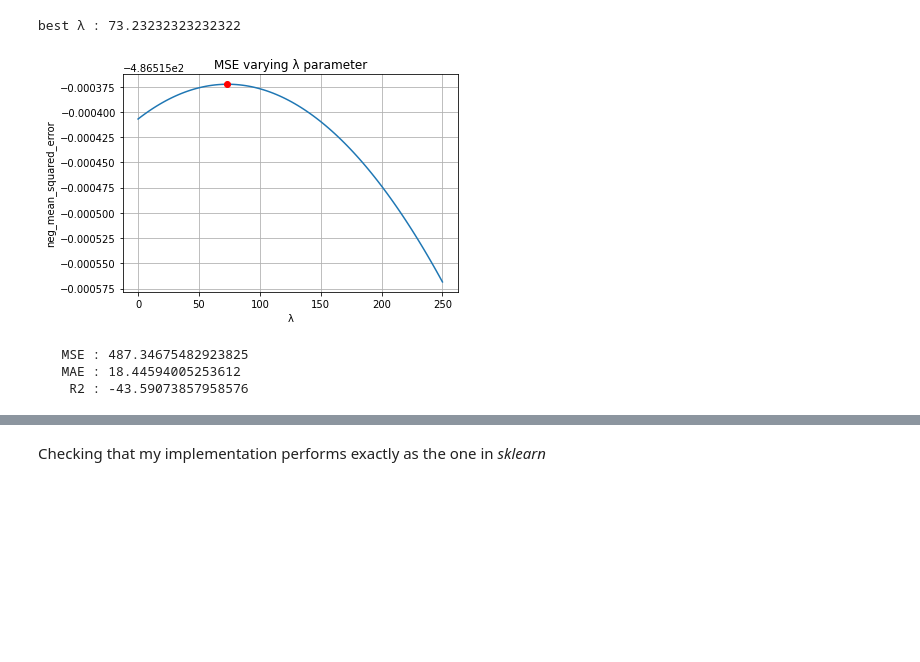
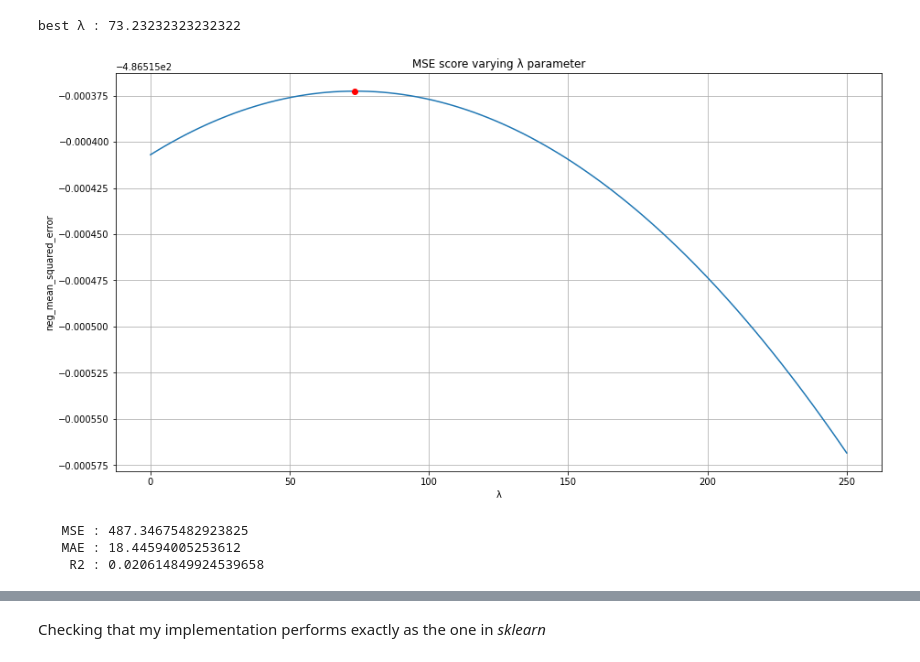
Before and after one commit to nemolino/TrackPopularityPredictor, a Jupyter notebook: rr_numerical.ipynb, the cells around one changed output, grey strips where cells are left out. Drawn from its saved outputs; the diff is of its cells as text; code cells hidden in the pictures; blank space fills up the shorter version.

```diff
--- a/rr_numerical.ipynb
+++ b/rr_numerical.ipynb
@@ -142,33 +142,35 @@ X_test = standard_scaler.transform(X_test)
 from rr import RidgeRegression
 # %%
 λ_grid = np.linspace(0, 250, num=100)
-scores = [(λ, np.mean(cross_val_score(RidgeRegression(λ), X_train, y_train, scoring='neg_mean_squared_error', cv=5))) for λ in λ_grid]
-best_λ, best_score = max(scores, key=lambda x: x[1])
-print('best λ :', best_λ)
+
+learner = GridSearchCV(estimator=RidgeRegression(), param_grid={'λ': λ_grid}, scoring='neg_mean_squared_error', cv=5)
+learner.fit(X_train, y_train)
+
+print('best λ :', learner.best_params_['λ'])
 # %% [output]
 best λ : 73.23232323232322
 # %%
 fig, ax = plt.subplots()
-ax.plot([x[0] for x in scores],
-        [x[1] for x in scores])
-ax.plot(best_λ, best_score, 'ro')
-ax.set(xlabel='λ', ylabel='neg_mean_squared_error', title='MSE varying λ parameter')
+ax.plot(learner.cv_results_['param_λ'].data,
+        learner.cv_results_['mean_test_score'])
+ax.plot(learner.best_params_['λ'], learner.best_score_, 'ro')
+ax.set(xlabel='λ', ylabel='neg_mean_squared_error', title='MSE score varying λ parameter')
 ax.grid()
 plt.show()
 # %% [output]
-[figure, old version]
+[figure, new version]
 # %%
-rr = RidgeRegression(best_λ)
+rr = learner.best_estimator_
 rr.fit(X_train, y_train)
 y_prediction = rr.predict(X_test)
 
-print('   MSE :', mean_squared_error(y_prediction, y_test))
-print('   MAE :', mean_absolute_error(y_prediction, y_test))
-print('    R2 :', r2_score(y_prediction, y_test))
+print('   MSE :', mean_squared_error(y_test, y_prediction))
+print('   MAE :', mean_absolute_error(y_test, y_prediction))
+print('    R2 :', r2_score(y_test, y_prediction))
 # %% [output]
    MSE : 487.34675482923825
    MAE : 18.44594005253612
-    R2 : -43.59073857958576
+    R2 : 0.020614849924539658
 # %%
 fig, ax = plt.subplots()
 ax.hist(y_prediction - y_test, density=True, bins=100)
```
Also changed, not shown: parts of 2 cells of this notebook, 1 other file.
